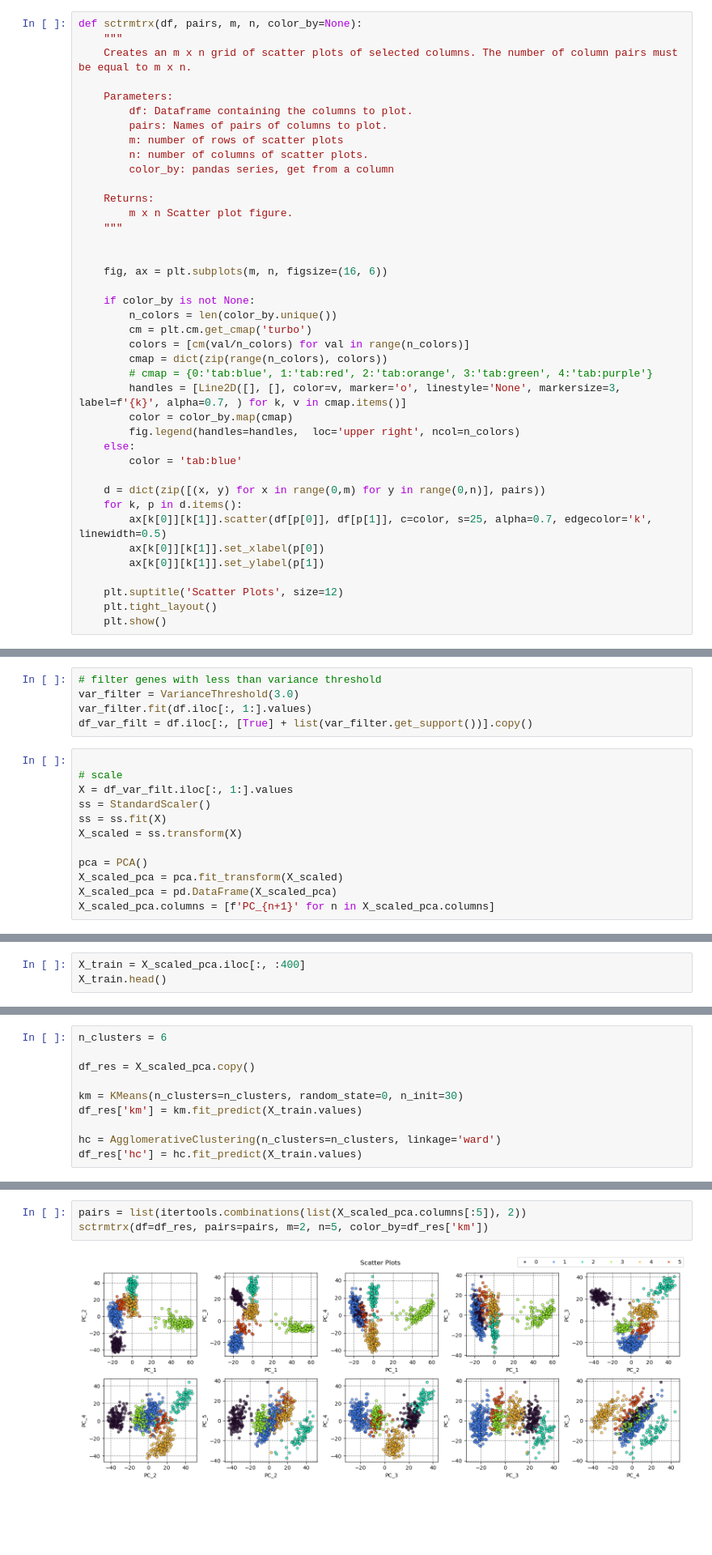
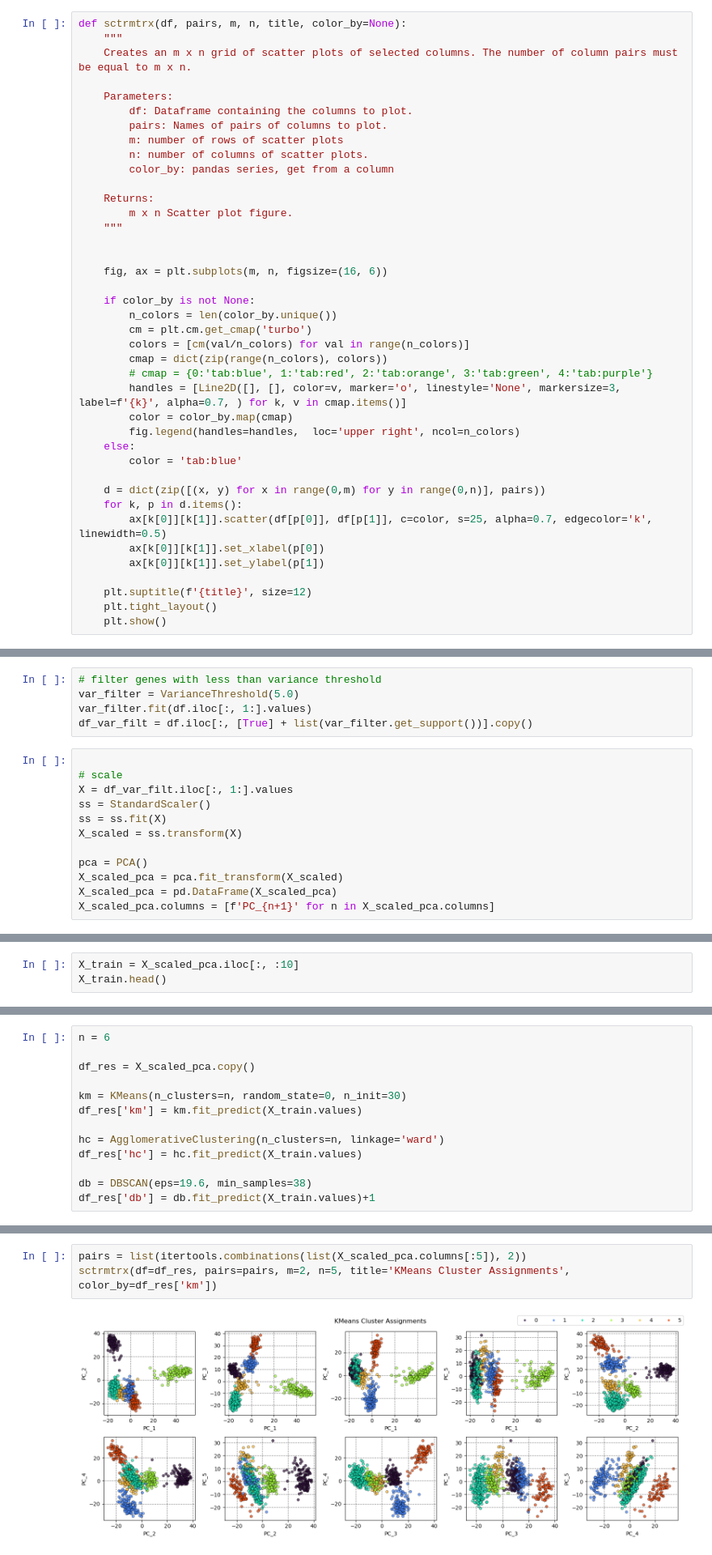
Before and after one commit to tadelloro/Gene_Expression_Clustering, a Jupyter notebook: Cluster_Analysis.ipynb, the cells around one changed output, grey strips where cells are left out. Shown at 81% size. Drawn from its saved outputs; the diff is of its cells as text; blank space fills up the shorter version.

```diff
--- a/Cluster_Analysis.ipynb
+++ b/Cluster_Analysis.ipynb
@@ -67,7 +69,7 @@ plt.show()
 # %% [output]
 [figure]
 # %%
-def sctrmtrx(df, pairs, m, n, color_by=None):
+def sctrmtrx(df, pairs, m, n, title, color_by=None):
     """
     Creates an m x n grid of scatter plots of selected columns. The number of column pairs must be equal to m x n.
 
@@ -103,7 +105,7 @@ def sctrmtrx(df, pairs, m, n, color_by=None):
         ax[k[0]][k[1]].set_xlabel(p[0])
         ax[k[0]][k[1]].set_ylabel(p[1])
 
-    plt.suptitle('Scatter Plots', size=12)
+    plt.suptitle(f'{title}', size=12)
     plt.tight_layout()
     plt.show()
 # %%
@@ -191,6 +196,6 @@ plt.show()
 # %%
 # filter genes with less than variance threshold
-var_filter = VarianceThreshold(3.0)
+var_filter = VarianceThreshold(5.0)
 var_filter.fit(df.iloc[:, 1:].values)
 df_var_filt = df.iloc[:, [True] + list(var_filter.get_support())].copy()
 # %%
@@ -266,4 +271,4 @@ sctrmtrx(df=X_scaled_pca, pairs=pairs, m=2, n=5)
 # %%
-X_train = X_scaled_pca.iloc[:, :400]
+X_train = X_scaled_pca.iloc[:, :10]
 X_train.head()
 # %% [output]
@@ -303,10 +477,13 @@ plt.show()
 # %%
-n_clusters = 6
+n = 6
 
 df_res = X_scaled_pca.copy()
 
-km = KMeans(n_clusters=n_clusters, random_state=0, n_init=30)
+km = KMeans(n_clusters=n, random_state=0, n_init=30)
 df_res['km'] = km.fit_predict(X_train.values)
 
-hc = AgglomerativeClustering(n_clusters=n_clusters, linkage='ward')
+hc = AgglomerativeClustering(n_clusters=n, linkage='ward')
 df_res['hc'] = hc.fit_predict(X_train.values)
+
+db = DBSCAN(eps=19.6, min_samples=38)
+df_res['db'] = db.fit_predict(X_train.values)+1
@@ -313,7 +495,7 @@ df_res['hc'] = hc.fit_predict(X_train.values)
 # %%
 pairs = list(itertools.combinations(list(X_scaled_pca.columns[:5]), 2))
-sctrmtrx(df=df_res, pairs=pairs, m=2, n=5, color_by=df_res['km'])
+sctrmtrx(df=df_res, pairs=pairs, m=2, n=5, title='KMeans Cluster Assignments', color_by=df_res['km'])
 # %% [output]
-[figure, old version]
+[figure, new version]
 # %%
 pairs = list(itertools.combinations(list(X_scaled_pca.columns[:5]), 2))
```
Also changed, not shown: parts of 21 cells of this notebook.
